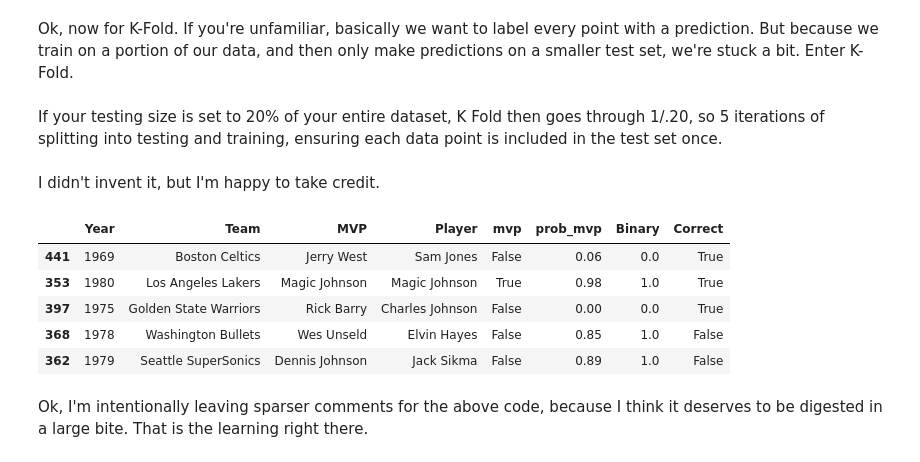
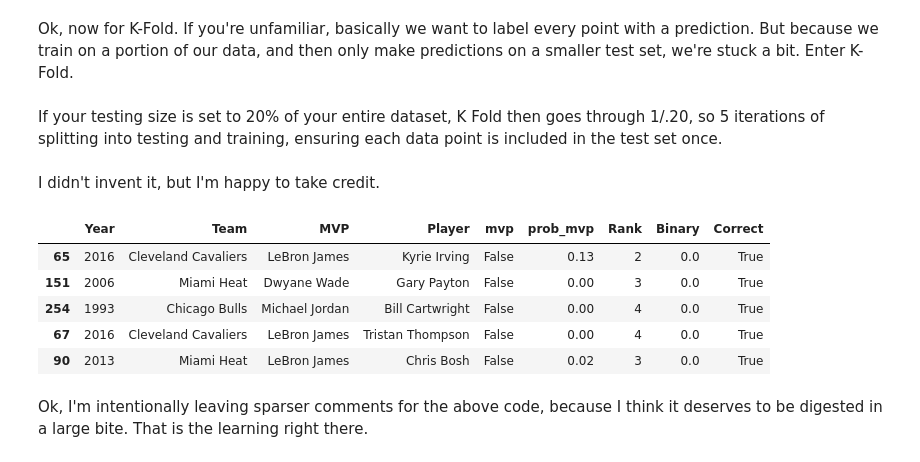
Before and after one commit to NFordUMass/finalsmvp, a Jupyter notebook: finalsmvp.ipynb, the cells around one changed output. Saved outputs shown, nothing was run; the diff lists cells and outputs as text; code cells hidden in the pictures.

```diff
--- a/finalsmvp.ipynb
+++ b/finalsmvp.ipynb
@@ -400,43 +400,45 @@ kf = KFold(n_splits=5, shuffle=True, random_state=42)
 # %%
 # just book-keeping how we collect results
 oof_predictions = np.zeros((X.shape[0], 2))
 oof_binary = np.zeros(X.shape[0])
 
 # ACTUAL MACHINE LEARNING
 # test_index is jumping from first 20%, to then 20% through 40%, etc.
 for train_index, test_index in kf.split(X):
     X_train, X_test = X.iloc[train_index], X.iloc[test_index]
     y_train, y_test = y.iloc[train_index], y.iloc[test_index]
 
     # Apply SMOTE to the training data
     X_train_res, y_train_res = smote.fit_resample(X_train, y_train)
 
     # Train the model on the balanced data
     logistic_classifier.fit(X_train_res, y_train_res)
 
     # Predict probabilities for the validation set
     oof_predictions[test_index] = logistic_classifier.predict_proba(X_test)
     oof_binary[test_index] = y_test
 
 # more book-keeping
 oof_df = pd.DataFrame(oof_predictions[:,1], columns=['prob_mvp']).round(2)
 output = pd.concat([FULL_TOP_8[['Year','Player','mvp']].reset_index(drop=True), oof_df], axis=1)
 final_predictions = oof_predictions[:,1].round(0)
 output['Binary'] = final_predictions
 output['Correct'] = final_predictions == output['mvp']
-col = output['Year'].apply(mvp_from_year)
-output.insert(loc=1,column='MVP',value=col)
-col = output['Year'].apply(champ_from_year)
-output.insert(loc=1,column='Team',value=col)
+mvp_col = output['Year'].apply(mvp_from_year)
+output.insert(loc=1,column='MVP',value=mvp_col)
+team_col = output['Year'].apply(champ_from_year)
+output.insert(loc=1,column='Team',value=team_col)
+rank_col = output.groupby(['Year', 'Team'])['prob_mvp'].rank(ascending=False, method='dense').astype(int)
+output.insert(loc=6,column='Rank',value=rank_col)
 output.to_csv('output/machine_learning_output.csv')
 output.sample(5)
 # %% [output]
-|  | Year | Team | MVP | Player | mvp | prob_mvp | Binary | Correct |
-| 441 | 1969 | Boston Celtics | Jerry West | Sam Jones | False | 0.06 | 0.0 | True |
-| 353 | 1980 | Los Angeles Lakers | Magic Johnson | Magic Johnson | True | 0.98 | 1.0 | True |
-| 397 | 1975 | Golden State Warriors | Rick Barry | Charles Johnson | False | 0.00 | 0.0 | True |
-| 368 | 1978 | Washington Bullets | Wes Unseld | Elvin Hayes | False | 0.85 | 1.0 | False |
-| 362 | 1979 | Seattle SuperSonics | Dennis Johnson | Jack Sikma | False | 0.89 | 1.0 | False |
+|  | Year | Team | MVP | Player | mvp | prob_mvp | Rank | Binary | Correct |
+| 65 | 2016 | Cleveland Cavaliers | LeBron James | Kyrie Irving | False | 0.13 | 2 | 0.0 | True |
+| 151 | 2006 | Miami Heat | Dwyane Wade | Gary Payton | False | 0.00 | 3 | 0.0 | True |
+| 254 | 1993 | Chicago Bulls | Michael Jordan | Bill Cartwright | False | 0.00 | 4 | 0.0 | True |
+| 67 | 2016 | Cleveland Cavaliers | LeBron James | Tristan Thompson | False | 0.00 | 4 | 0.0 | True |
+| 90 | 2013 | Miami Heat | LeBron James | Chris Bosh | False | 0.02 | 3 | 0.0 | True |
 # %% [markdown]
 Ok, I'm intentionally leaving sparser comments for the above code, because I think it deserves to be digested in a large bite.  That is the learning right there.
 # %% [markdown]
```
Also changed, not shown: parts of 7 cells of this notebook, 5 other files.
